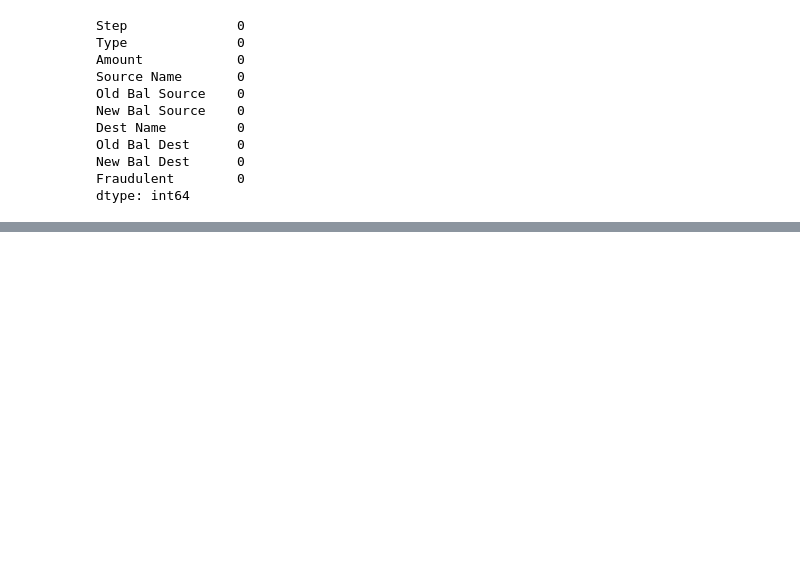
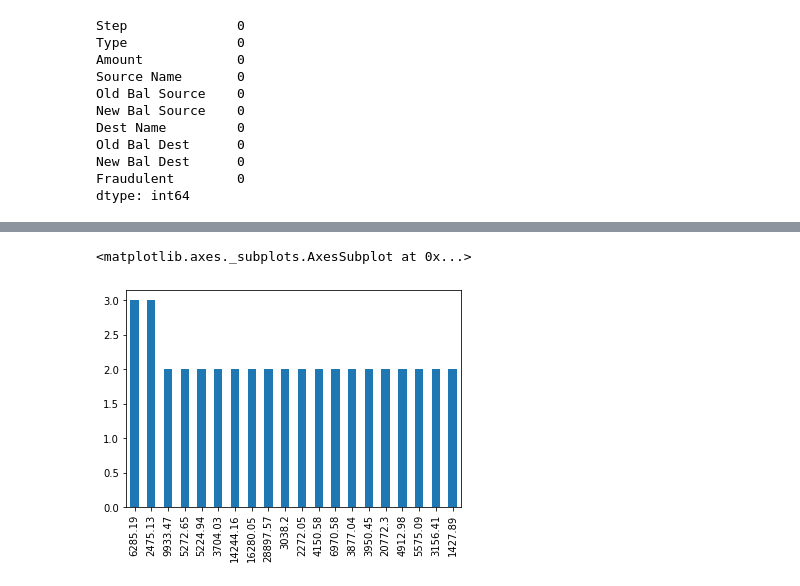
Before and after one commit to Mark-Barbaric/IntermediateMachineLearning, a Jupyter notebook: CMAR10_Week_2.ipynb, the cells around one changed output, grey strips where cells are left out. Cells and saved outputs as stored; diff of their text form; code cells hidden in the pictures; blank space fills up the shorter version.

```diff
--- a/CMAR10_Week_2.ipynb
+++ b/CMAR10_Week_2.ipynb
@@ -128,0 +122,3 @@ transaction_dataframe
+# %%
+non_fraudulent_data = transaction_data.loc[transaction_data['Fraudulent'] == 0].copy()
+pie_chart_from_value_counts(non_fraudulent_data, 'Type', 'Non Fraudulent Data Distribution')
@@ -128,0 +127,5 @@ transaction_dataframe
+# %%
+non_fraudulent_data['Amount'].value_counts().head(20).plot.bar()
+# %% [output]
+<matplotlib.axes._subplots.AxesSubplot at 0x...>
+[figure, added]
```
Also changed, not shown: parts of 13 cells of this notebook.
